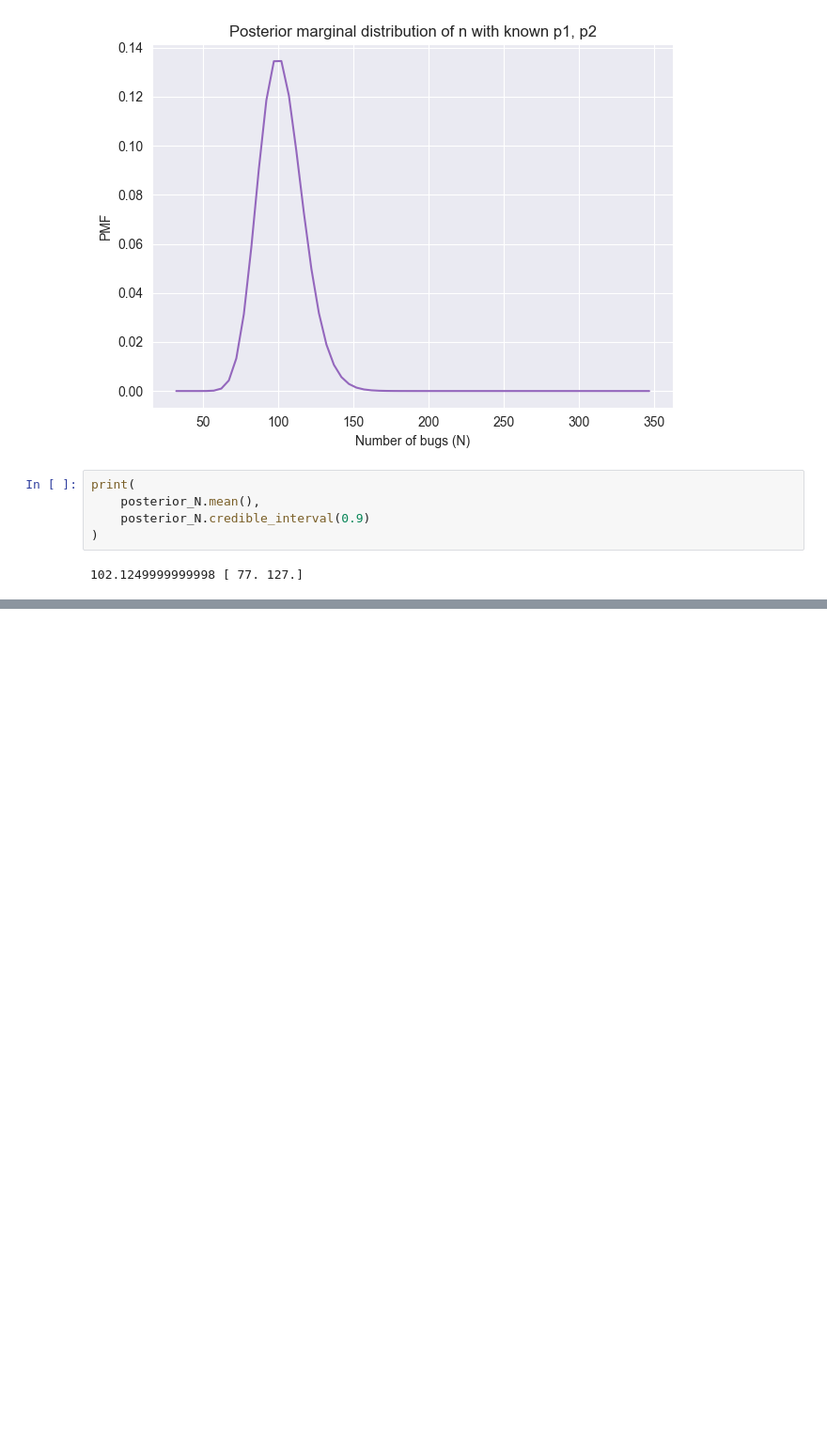
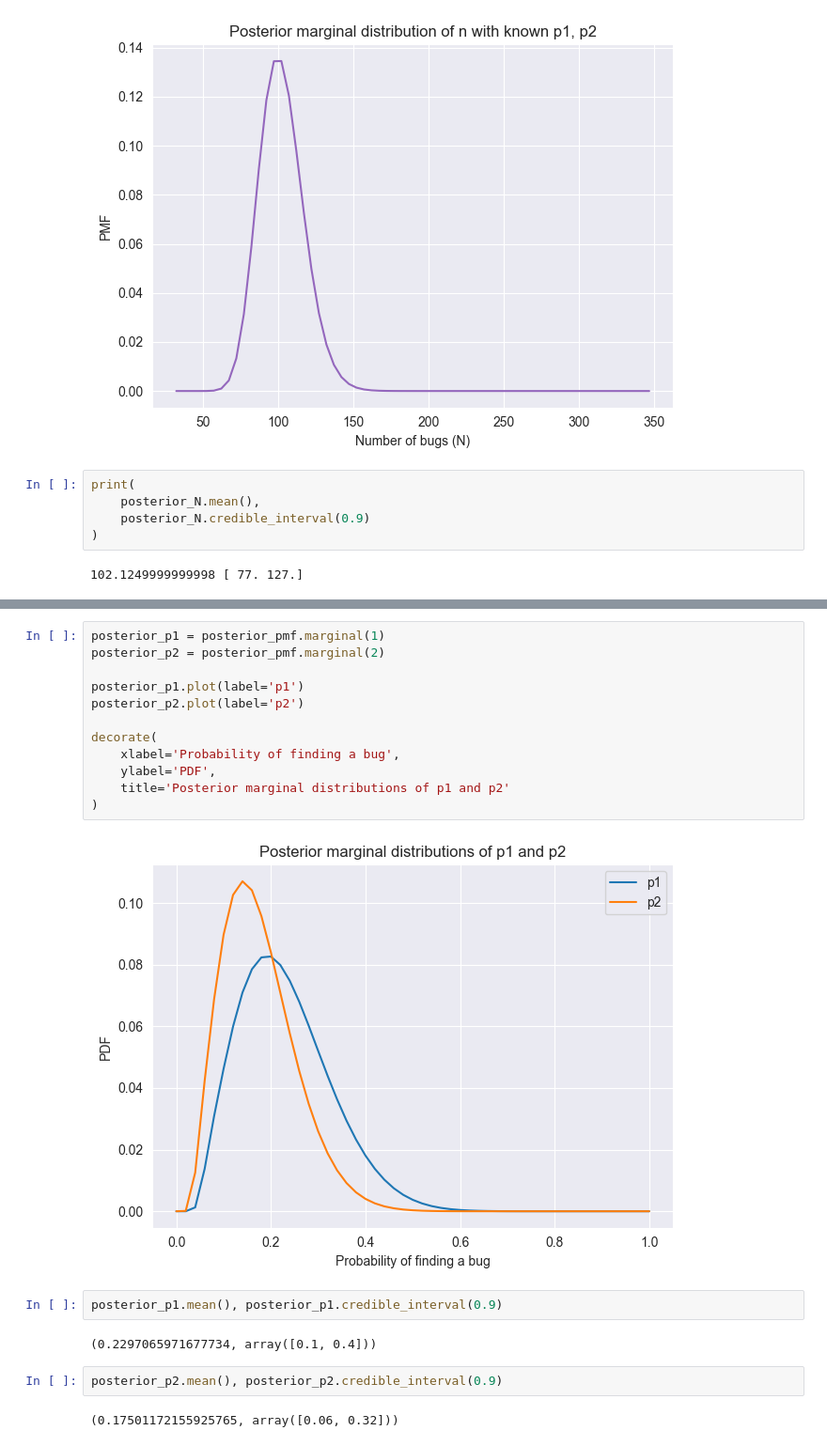
Before and after one commit to Xupeiyi/think-bayes, a Jupyter notebook: chapter15.ipynb, the cells around one changed output, grey strips where cells are left out. Shown at 94% size. Drawn from its saved outputs; the diff is of its cells as text; blank space fills up the shorter version.

```diff
--- a/chapter15.ipynb
+++ b/chapter15.ipynb
@@ -280,0 +358,22 @@ print(
+# %%
+posterior_p1 = posterior_pmf.marginal(1)
+posterior_p2 = posterior_pmf.marginal(2)
+
+posterior_p1.plot(label='p1')
+posterior_p2.plot(label='p2')
+
+decorate(
+    xlabel='Probability of finding a bug',
+    ylabel='PDF',
+    title='Posterior marginal distributions of p1 and p2'
+)
+# %% [output]
+[figure, added]
+# %%
+posterior_p1.mean(), posterior_p1.credible_interval(0.9)
+# %% [output]
+(0.2297065971677734, array([0.1, 0.4]))
+# %%
+posterior_p2.mean(), posterior_p2.credible_interval(0.9)
+# %% [output]
+(0.17501172155925765, array([0.06, 0.32]))
```
Also changed, not shown: parts of 10 cells of this notebook.
